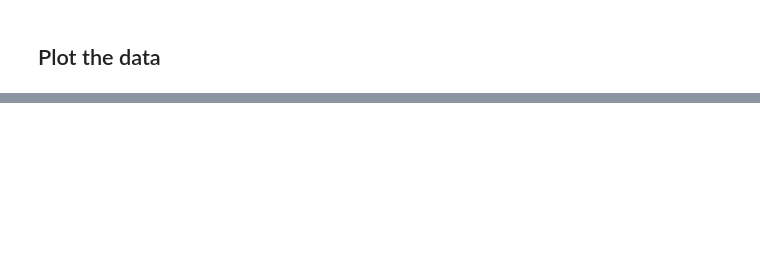
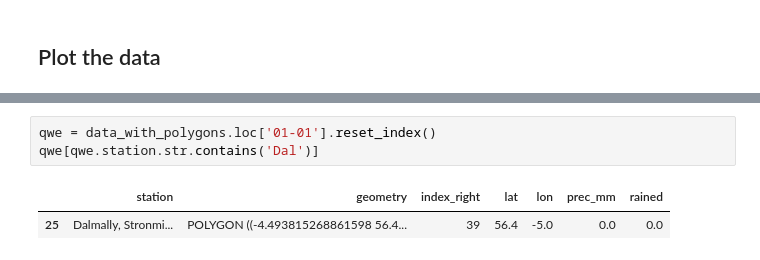
Before and after one commit to sebbacon/camping-weather, a Jupyter notebook: experiments.ipynb, the cells around one changed output, grey strips where cells are left out. Drawn from its saved outputs; the diff is of its cells as text; blank space fills up the shorter version.

```diff
--- a/experiments.ipynb
+++ b/experiments.ipynb
@@ -123,0 +130,6 @@ for m_d in asd.index.levels[0][:months_to_plot]:
+# %%
+qwe = data_with_polygons.loc['01-01'].reset_index()
+qwe[qwe.station.str.contains('Dal')]
+# %% [output]
+|  | station | geometry | index_right | lat | lon | prec_mm | rained |
+| 25 | Dalmally, Stronmi... | POLYGON ((-4.493815268861598 56.4... | 39 | 56.4 | -5.0 | 0.0 | 0.0 |
```
Also changed, not shown: parts of 5 cells of this notebook.
